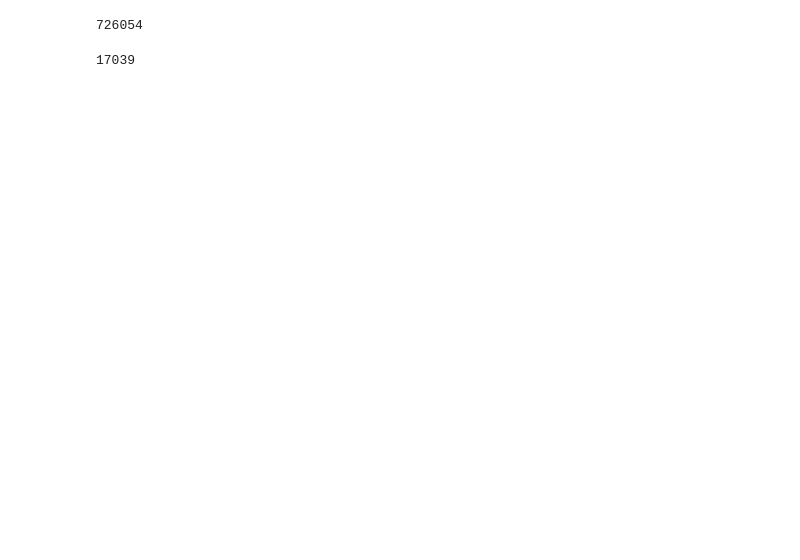
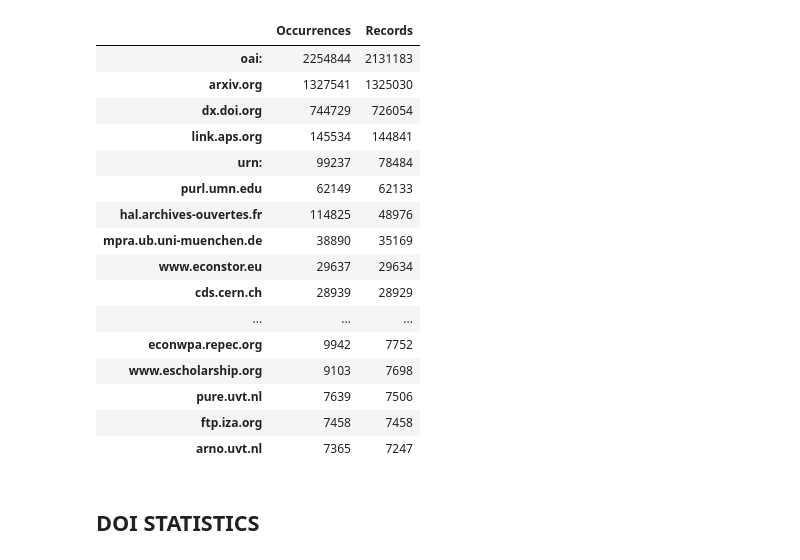
Before and after one commit to janinaj/preprints, a Jupyter notebook: data_exploration/identifiers.ipynb, the cells around one changed output. Drawn from its saved outputs; the diff is of its cells as text; code cells hidden in the pictures; blank space fills up the shorter version.

```diff
--- a/data_exploration/identifiers.ipynb
+++ b/data_exploration/identifiers.ipynb
@@ -67,3 +87,32 @@ len(identifiers.keys())
+# %%
+OUTPUT_FILE = os.path.join('..', '..', 'data_exploration_results', 'identifiers.csv')
+# %%
+import pandas as pd
+df = pd.DataFrame(identifiers)
+df = df.transpose().sort_values(['Records'], ascending = False)
+df.to_csv(OUTPUT_FILE)
+
+display(df[:30])
+# %% [output]
+|  | Occurrences | Records |
+| oai: | 2254844 | 2131183 |
+| arxiv.org | 1327541 | 1325030 |
+| dx.doi.org | 744729 | 726054 |
+| link.aps.org | 145534 | 144841 |
+| urn: | 99237 | 78484 |
+| purl.umn.edu | 62149 | 62133 |
+| hal.archives-ouvertes.fr | 114825 | 48976 |
+| mpra.ub.uni-muenchen.de | 38890 | 35169 |
+| www.econstor.eu | 29637 | 29634 |
+| cds.cern.ch | 28939 | 28929 |
+| ... | ... | ... |
+| econwpa.repec.org | 9942 | 7752 |
+| www.escholarship.org | 9103 | 7698 |
+| pure.uvt.nl | 7639 | 7506 |
+| ftp.iza.org | 7458 | 7458 |
+| arno.uvt.nl | 7365 | 7247 |
+# %% [markdown]
+## <a id='doi-stats'>DOI STATISTICS</a>
 # %%
 doi_prefixes = ['http://dx.doi.org/', 'http://doi.org/']
 # %%
@@ -98,11 +152,3 @@ with open(file, 'r') as f:
 
             if len(record_dois) > 1:
                 records_with_multiple_dois += 1
-# %%
-records_with_dois
-# %% [output]
-726054
-# %%
-records_with_multiple_dois
-# %% [output]
-17039
```
Also changed, not shown: parts of 16 cells of this notebook.
